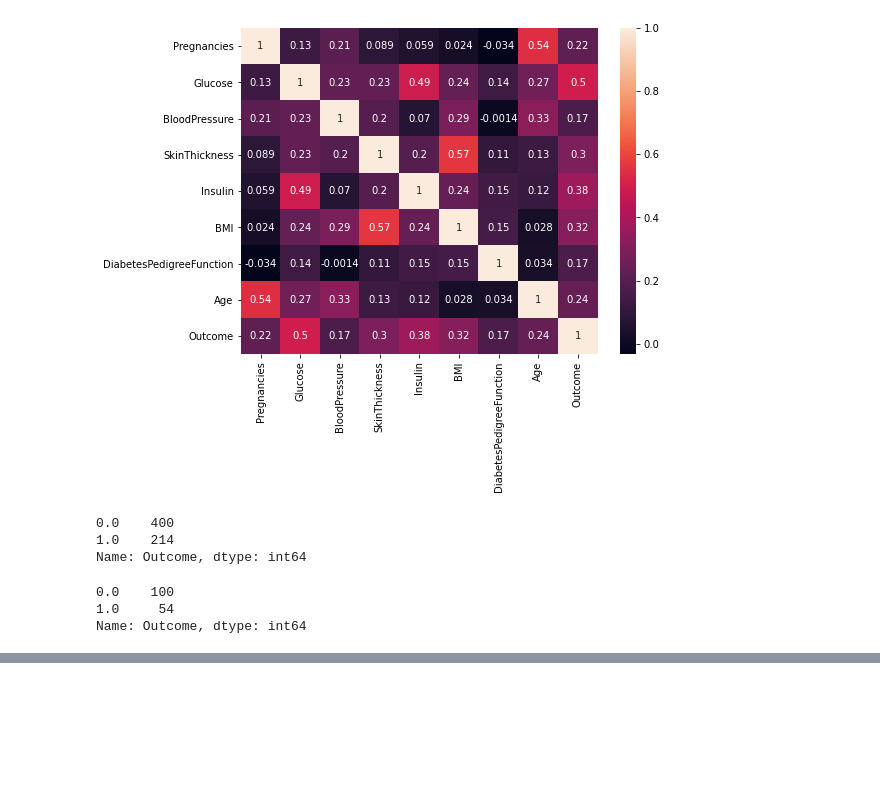
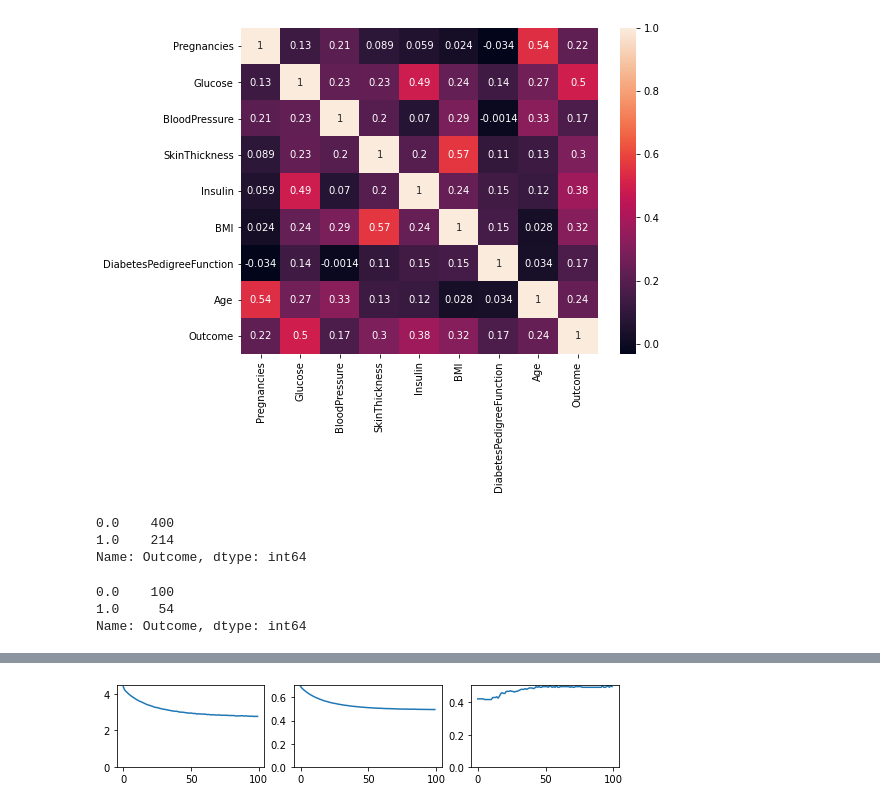
Before and after one commit to KalebRoncatti/Labs, a Jupyter notebook: EFC3/EFC3.ipynb, the cells around one changed output, grey strips where cells are left out. Cells and saved outputs as stored; diff of their text form; code cells hidden in the pictures; blank space fills up the shorter version.

Commit message:
constructing the model

```diff
--- a/EFC3/EFC3.ipynb
+++ b/EFC3/EFC3.ipynb
@@ -106,6 +106,17 @@ Name: Outcome, dtype: int64
 0.0    100
 1.0     54
 Name: Outcome, dtype: int64
+# %%
+X_test = X_test.to_numpy()
+X_train = X_train.to_numpy()
+y_test = y_test.to_numpy()
+y_train = y_train.to_numpy()
 # %%
 #Now that we pre-treated our data we may implement our Deep Learning models
 import torch as th
+import torch.nn as nn
+
+X_train = th.from_numpy(X_train).float()
+X_test = th.from_numpy(X_test).float()
+y_train = th.from_numpy(y_train).float()
+y_test = th.from_numpy(y_test).float()
@@ -111,0 +133,5 @@ import torch as th
+# %%
+X_train = X_train.cuda()
+X_test = X_test.cuda()
+y_train = y_train.cuda()
+y_test = y_test.cuda()
@@ -111,0 +211,13 @@ import torch as th
+# %%
+epochs=100
+### The model, the loss and optimizer
+D_in = 8
+D_out= 1
+batch_size = 10
+
+model=nn.Sequential(nn.Linear(D_in,D_out),
+                    nn.Sigmoid()).cuda()
+optimizer=th.optim.Adam(model.parameters(),lr=0.005)
+loss_fn=nn.BCELoss()
+train(model,optimizer,loss_fn,epochs,batch_size,X_train,y_train,X_test,y_test)
+# %% [output]
@@ -111,0 +241 @@ import torch as th
+[figure, added]
```
Also changed, not shown: parts of 3 cells of this notebook.
